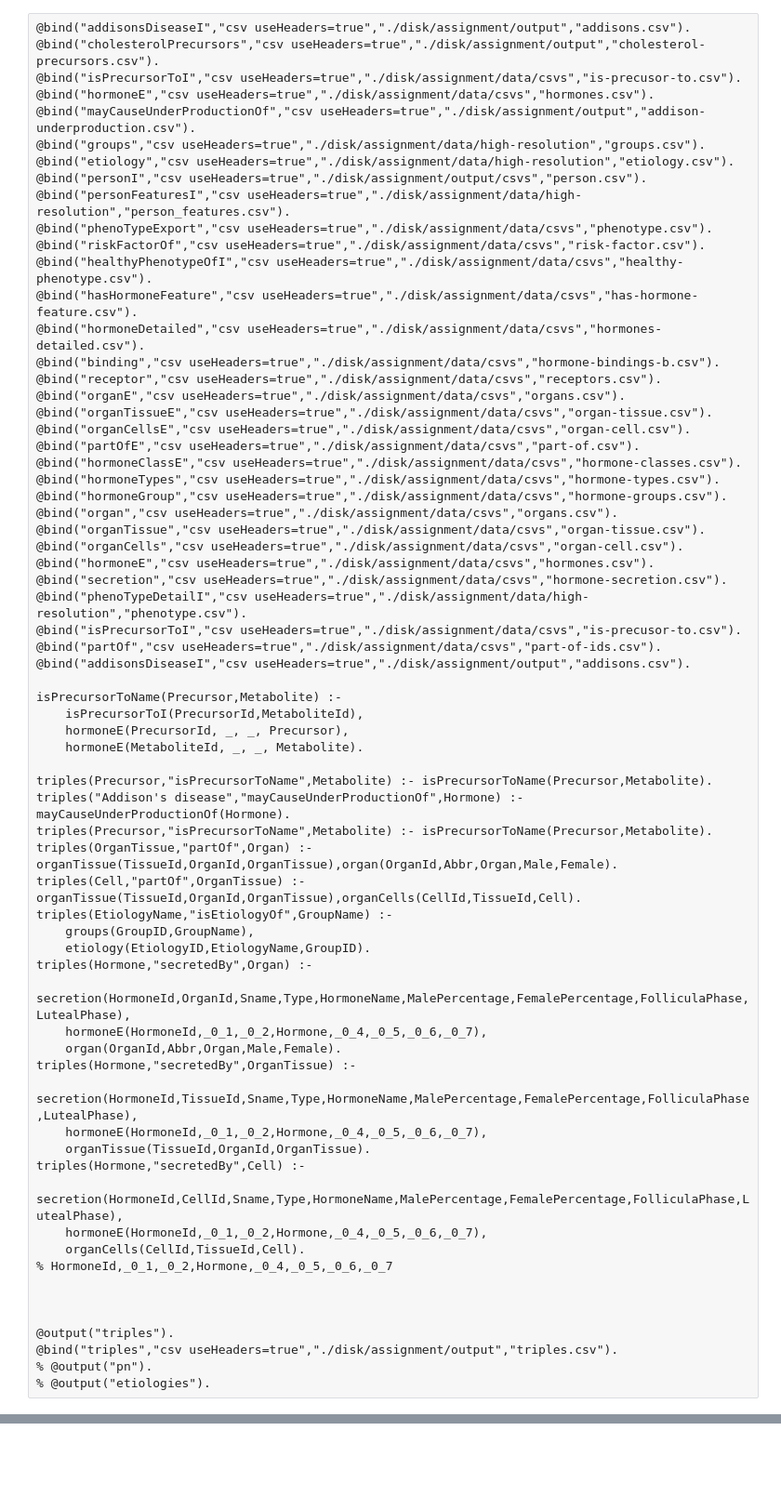
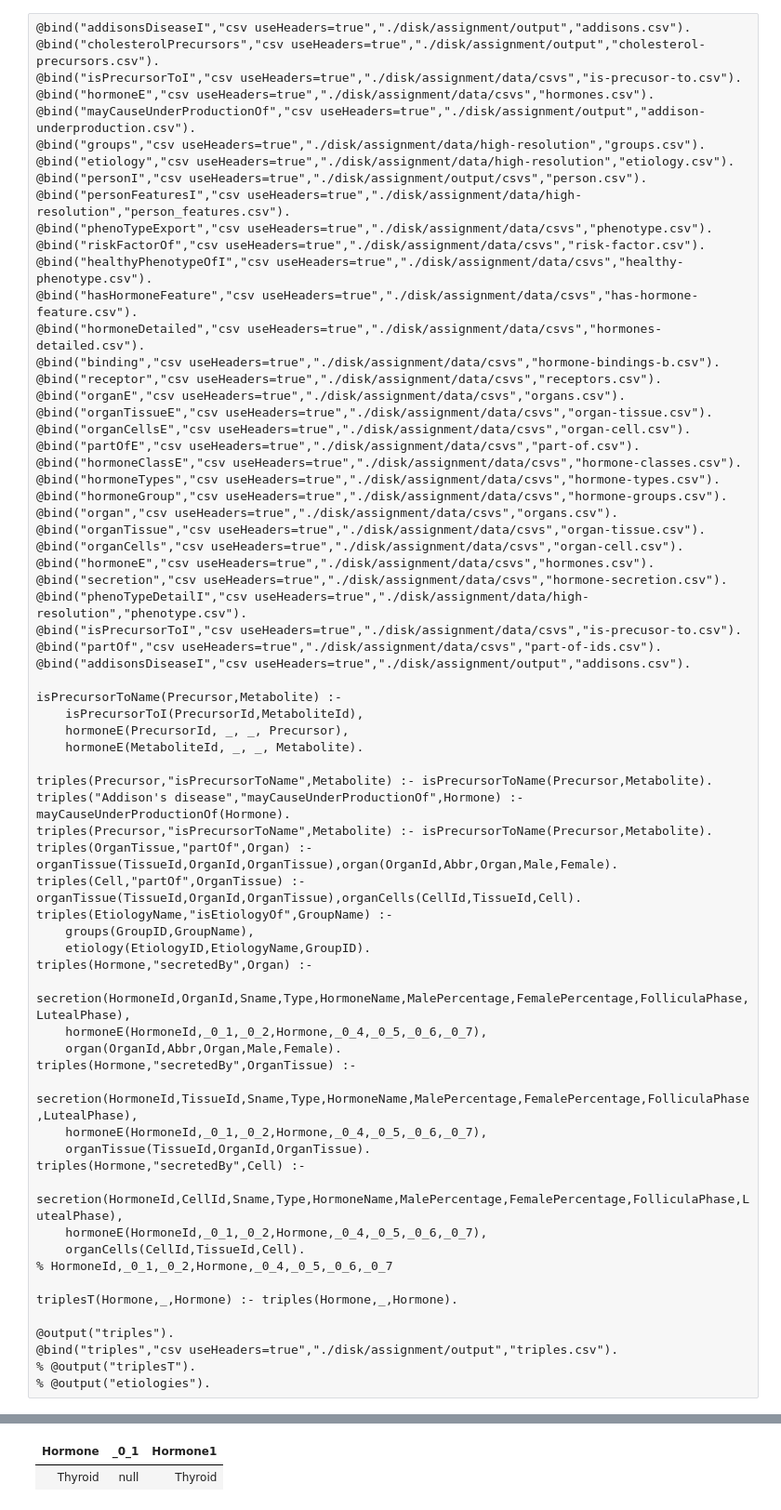
Before and after one commit to 8ff8d25e-708e-49b0-97e5-b23e2636ff67/e537d68b-fd9d-4db0-894c-04d7a0e9a417, a Jupyter notebook: assignment/graph.ipynb, the cells around one changed output, grey strips where cells are left out. Shown at 93% size. Saved outputs shown, nothing was run; the diff lists cells and outputs as text; blank space fills up the shorter version.

```diff
--- a/assignment/graph.ipynb
+++ b/assignment/graph.ipynb
@@ -126,10 +126,10 @@ triples(Hormone,"secretedBy",Cell) :-
     organCells(CellId,TissueId,Cell).
 % HormoneId,_0_1,_0_2,Hormone,_0_4,_0_5,_0_6,_0_7
 
-
+triplesT(Hormone,_,Hormone) :- triples(Hormone,_,Hormone).
 
 @output("triples").
 @bind("triples","csv useHeaders=true","./disk/assignment/output","triples.csv").
-% @output("pn").
+% @output("triplesT").
 % @output("etiologies").
 # %% [output]
@@ -136,0 +137,2 @@ triples(Hormone,"secretedBy",Cell) :-
+| Hormone | _0_1 | Hormone1 |
+| Thyroid | null | Thyroid |
```
Also changed, not shown: parts of 1 cell of this notebook, 18 other files.
